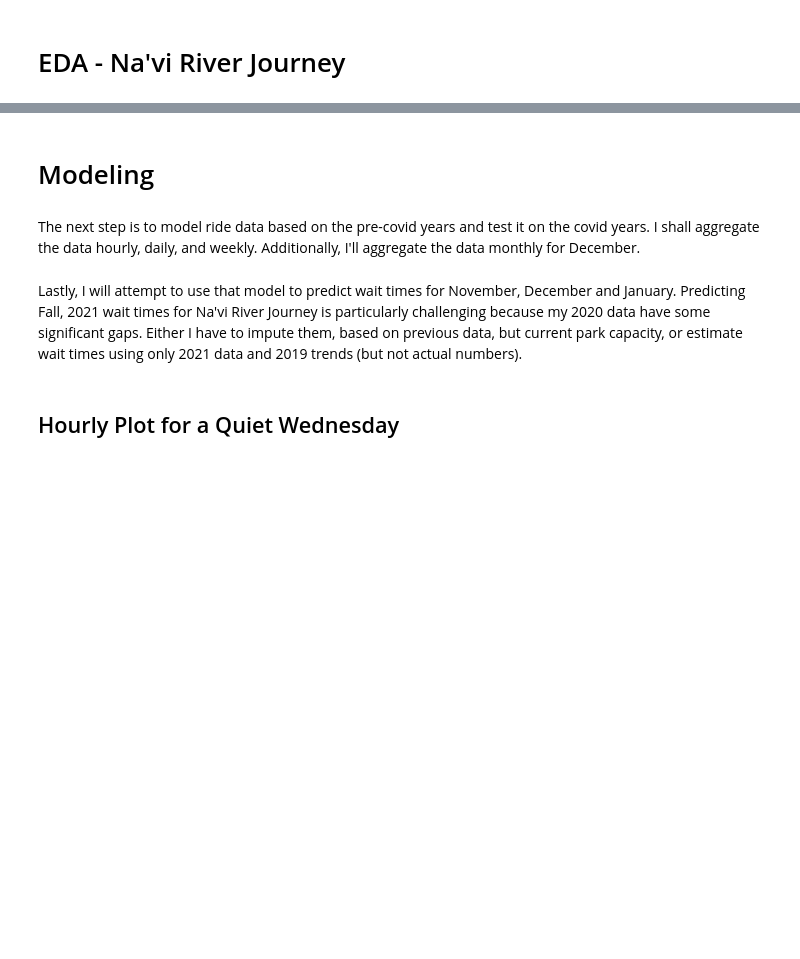
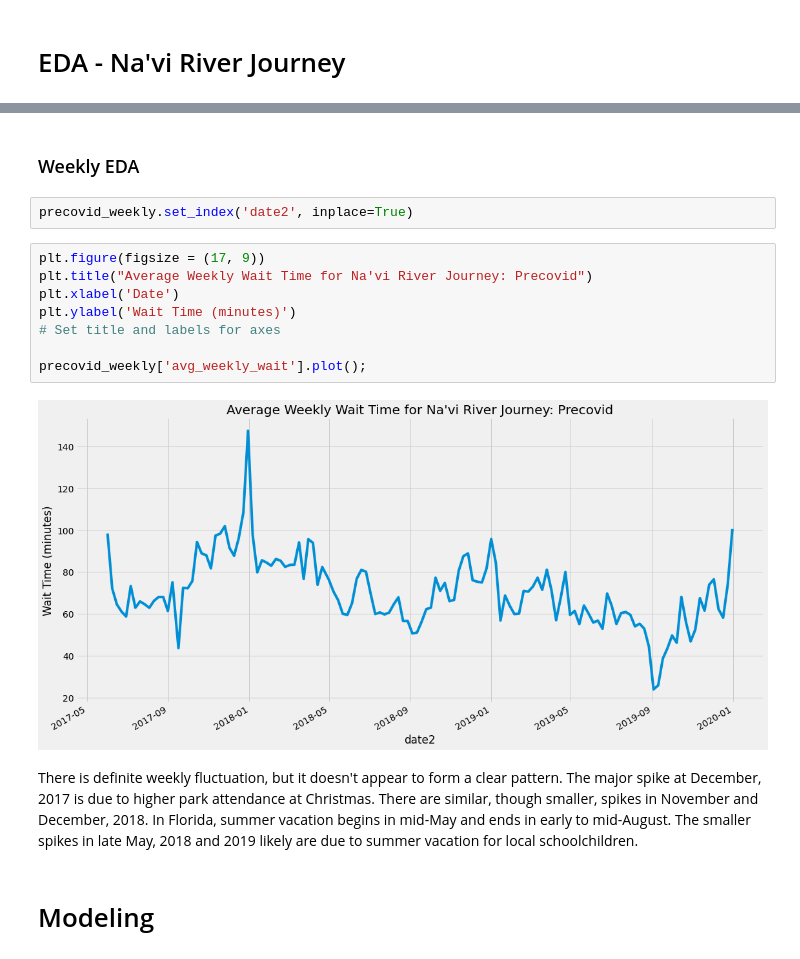
Before and after one commit to usability42/Disney_Wait_Times, a Jupyter notebook: Notebook-2-Navi-River-Journey.ipynb, the cells around one changed output, grey strips where cells are left out. Saved outputs shown, nothing was run; the diff lists cells and outputs as text; blank space fills up the shorter version.

```diff
--- a/Notebook-2-Navi-River-Journey.ipynb
+++ b/Notebook-2-Navi-River-Journey.ipynb
@@ -197,8 +375,18 @@ It appears that wait times decreased approximately 15 minutes during covid.
+# %% [markdown]
+### Weekly EDA
+# %%
+precovid_weekly.set_index('date2', inplace=True)
+# %%
+plt.figure(figsize = (17, 9))
+plt.title("Average Weekly Wait Time for Na'vi River Journey: Precovid")
+plt.xlabel('Date')
+plt.ylabel('Wait Time (minutes)')
+# Set title and labels for axes
+
+precovid_weekly['avg_weekly_wait'].plot();
+# %% [output]
+[figure, added]
+# %% [markdown]
+There is definite weekly fluctuation, but it doesn't appear to form a clear pattern.  The major spike at December, 2017 is due to higher park attendance at Christmas. There are similar, though smaller, spikes in November and December, 2018.  In Florida, summer vacation begins in mid-May and ends in early to mid-August.  The smaller spikes in late May, 2018 and 2019 likely are due to summer vacation for local schoolchildren.
 # %% [markdown]
 # Modeling
-# %% [markdown]
-The next step is to model ride data based on the pre-covid years and test it on the covid years.  I shall aggregate the data hourly, daily, and weekly.  Additionally, I'll aggregate the data monthly for December.
-# %% [markdown]
-Lastly, I will attempt to use that model to predict wait times for November, December and January.  Predicting Fall, 2021 wait times for Na'vi River Journey is particularly challenging because my 2020 data have some significant gaps.  Either I have to impute them, based on previous data, but current park capacity, or estimate wait times using only 2021 data and 2019 trends (but not actual numbers).
-# %% [markdown]
-## Hourly Plot for a Quiet Wednesday
```
Also changed, not shown: parts of 133 cells of this notebook, 17 other files.
